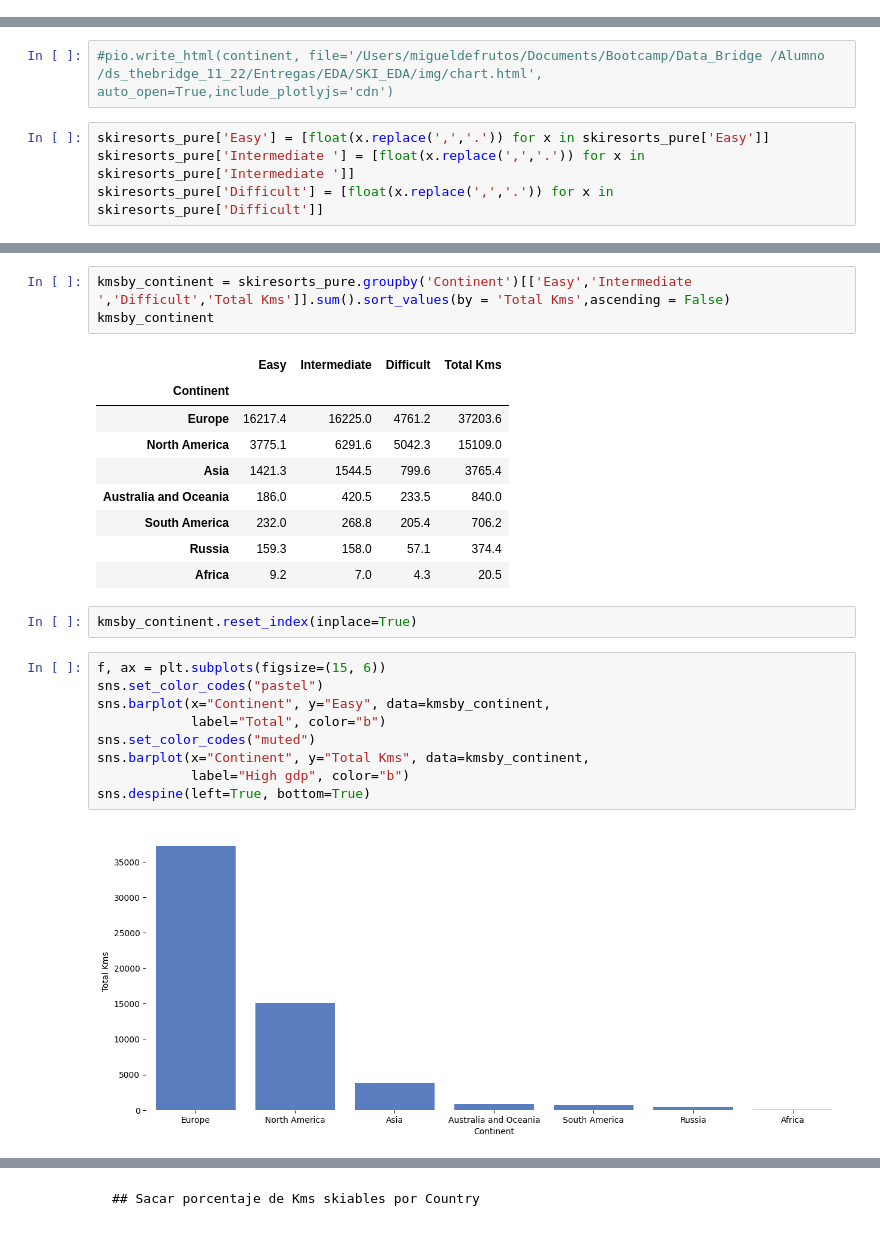
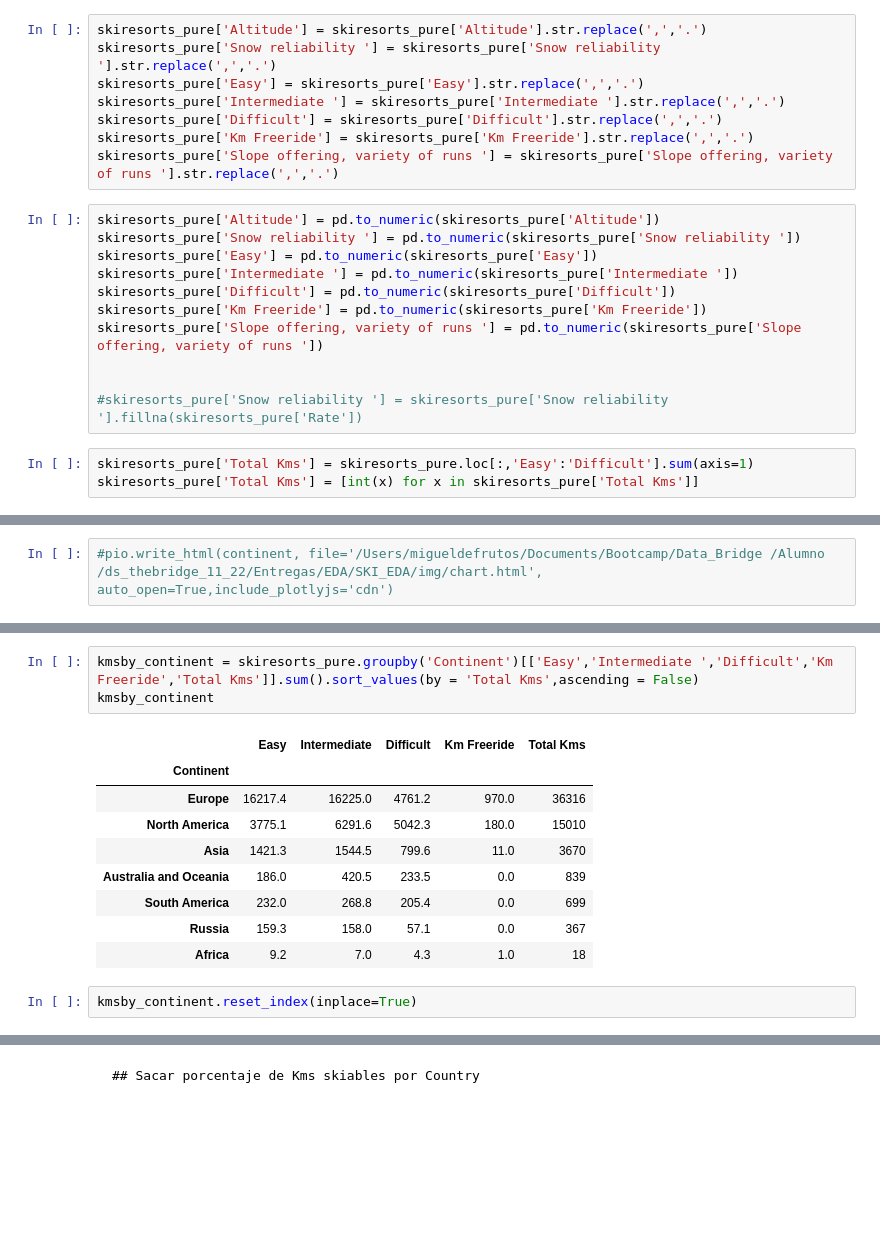
Before and after one commit to Migueldfr/EDA, a Jupyter notebook: src/notebooks/EDA_EU.ipynb, the cells around one changed output, grey strips where cells are left out. Drawn from its saved outputs; the diff is of its cells as text; blank space fills up the shorter version.

```diff
--- a/src/notebooks/EDA_EU.ipynb
+++ b/src/notebooks/EDA_EU.ipynb
@@ -27,0 +68,22 @@ skiresorts_pure.head()
+# %%
+skiresorts_pure['Altitude'] = skiresorts_pure['Altitude'].str.replace(',','.')
+skiresorts_pure['Snow reliability '] = skiresorts_pure['Snow reliability '].str.replace(',','.')
+skiresorts_pure['Easy'] = skiresorts_pure['Easy'].str.replace(',','.')
+skiresorts_pure['Intermediate '] = skiresorts_pure['Intermediate '].str.replace(',','.')
+skiresorts_pure['Difficult'] = skiresorts_pure['Difficult'].str.replace(',','.')
+skiresorts_pure['Km Freeride'] = skiresorts_pure['Km Freeride'].str.replace(',','.')
+skiresorts_pure['Slope offering, variety of runs '] = skiresorts_pure['Slope offering, variety of runs '].str.replace(',','.')
+# %%
+skiresorts_pure['Altitude'] = pd.to_numeric(skiresorts_pure['Altitude'])
+skiresorts_pure['Snow reliability '] = pd.to_numeric(skiresorts_pure['Snow reliability '])
+skiresorts_pure['Easy'] = pd.to_numeric(skiresorts_pure['Easy'])
+skiresorts_pure['Intermediate '] = pd.to_numeric(skiresorts_pure['Intermediate '])
+skiresorts_pure['Difficult'] = pd.to_numeric(skiresorts_pure['Difficult'])
+skiresorts_pure['Km Freeride'] = pd.to_numeric(skiresorts_pure['Km Freeride'])
+skiresorts_pure['Slope offering, variety of runs '] = pd.to_numeric(skiresorts_pure['Slope offering, variety of runs '])
+
+
+#skiresorts_pure['Snow reliability '] = skiresorts_pure['Snow reliability '].fillna(skiresorts_pure['Rate'])
+# %%
+skiresorts_pure['Total Kms'] = skiresorts_pure.loc[:,'Easy':'Difficult'].sum(axis=1)
+skiresorts_pure['Total Kms'] = [int(x) for x in skiresorts_pure['Total Kms']]
@@ -64,6 +283,2 @@ continent.show()
 # %%
 #pio.write_html(continent, file='/Users/migueldefrutos/Documents/Bootcamp/Data_Bridge /Alumno /ds_thebridge_11_22/Entregas/EDA/SKI_EDA/img/chart.html', auto_open=True,include_plotlyjs='cdn')
-# %%
-skiresorts_pure['Easy'] = [float(x.replace(',','.')) for x in skiresorts_pure['Easy']]
-skiresorts_pure['Intermediate '] = [float(x.replace(',','.')) for x in skiresorts_pure['Intermediate ']]
-skiresorts_pure['Difficult'] = [float(x.replace(',','.')) for x in skiresorts_pure['Difficult']]
@@ -86,26 +309,15 @@ Name: Total Kms, Length: 5490, dtype: float64
 # %%
-kmsby_continent = skiresorts_pure.groupby('Continent')[['Easy','Intermediate ','Difficult','Total Kms']].sum().sort_values(by = 'Total Kms',ascending = False)
+kmsby_continent = skiresorts_pure.groupby('Continent')[['Easy','Intermediate ','Difficult','Km Freeride','Total Kms']].sum().sort_values(by = 'Total Kms',ascending = False)
 kmsby_continent
 # %% [output]
-|  | Easy | Intermediate | Difficult | Total Kms |
-| Continent |  |  |  |  |
-| Europe | 16217.4 | 16225.0 | 4761.2 | 37203.6 |
-| North America | 3775.1 | 6291.6 | 5042.3 | 15109.0 |
-| Asia | 1421.3 | 1544.5 | 799.6 | 3765.4 |
-| Australia and Oceania | 186.0 | 420.5 | 233.5 | 840.0 |
-| South America | 232.0 | 268.8 | 205.4 | 706.2 |
-| Russia | 159.3 | 158.0 | 57.1 | 374.4 |
-| Africa | 9.2 | 7.0 | 4.3 | 20.5 |
+|  | Easy | Intermediate | Difficult | Km Freeride | Total Kms |
+| Continent |  |  |  |  |  |
+| Europe | 16217.4 | 16225.0 | 4761.2 | 970.0 | 36316 |
+| North America | 3775.1 | 6291.6 | 5042.3 | 180.0 | 15010 |
+| Asia | 1421.3 | 1544.5 | 799.6 | 11.0 | 3670 |
+| Australia and Oceania | 186.0 | 420.5 | 233.5 | 0.0 | 839 |
+| South America | 232.0 | 268.8 | 205.4 | 0.0 | 699 |
+| Russia | 159.3 | 158.0 | 57.1 | 0.0 | 367 |
+| Africa | 9.2 | 7.0 | 4.3 | 1.0 | 18 |
 # %%
 kmsby_continent.reset_index(inplace=True)
-# %%
-f, ax = plt.subplots(figsize=(15, 6))
-sns.set_color_codes("pastel")
-sns.barplot(x="Continent", y="Easy", data=kmsby_continent,
-            label="Total", color="b")
-sns.set_color_codes("muted")
-sns.barplot(x="Continent", y="Total Kms", data=kmsby_continent,
-            label="High gdp", color="b")
-sns.despine(left=True, bottom=True)
-# %% [output]
-[figure, removed]
```
Also changed, not shown: parts of 32 cells of this notebook, 6 other files.
